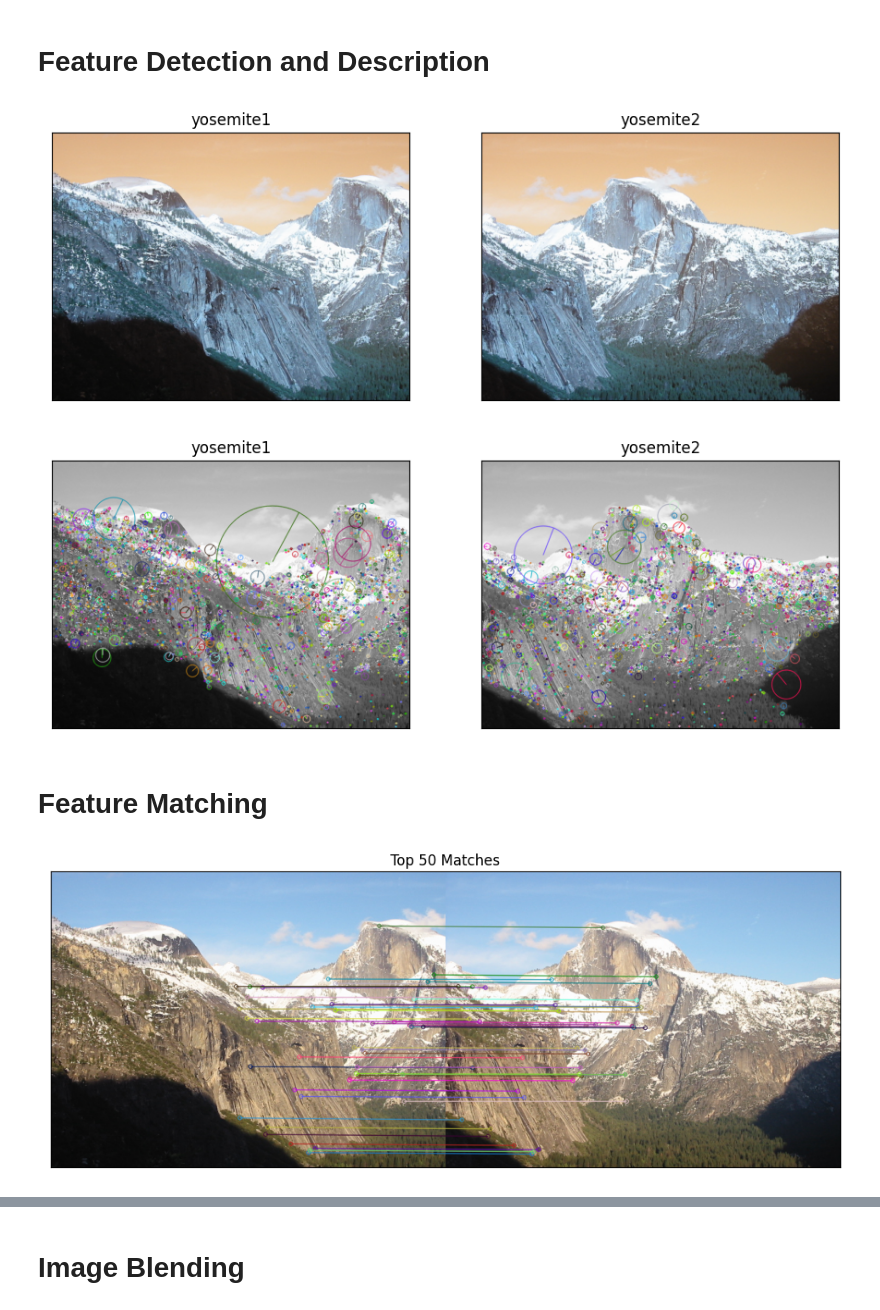
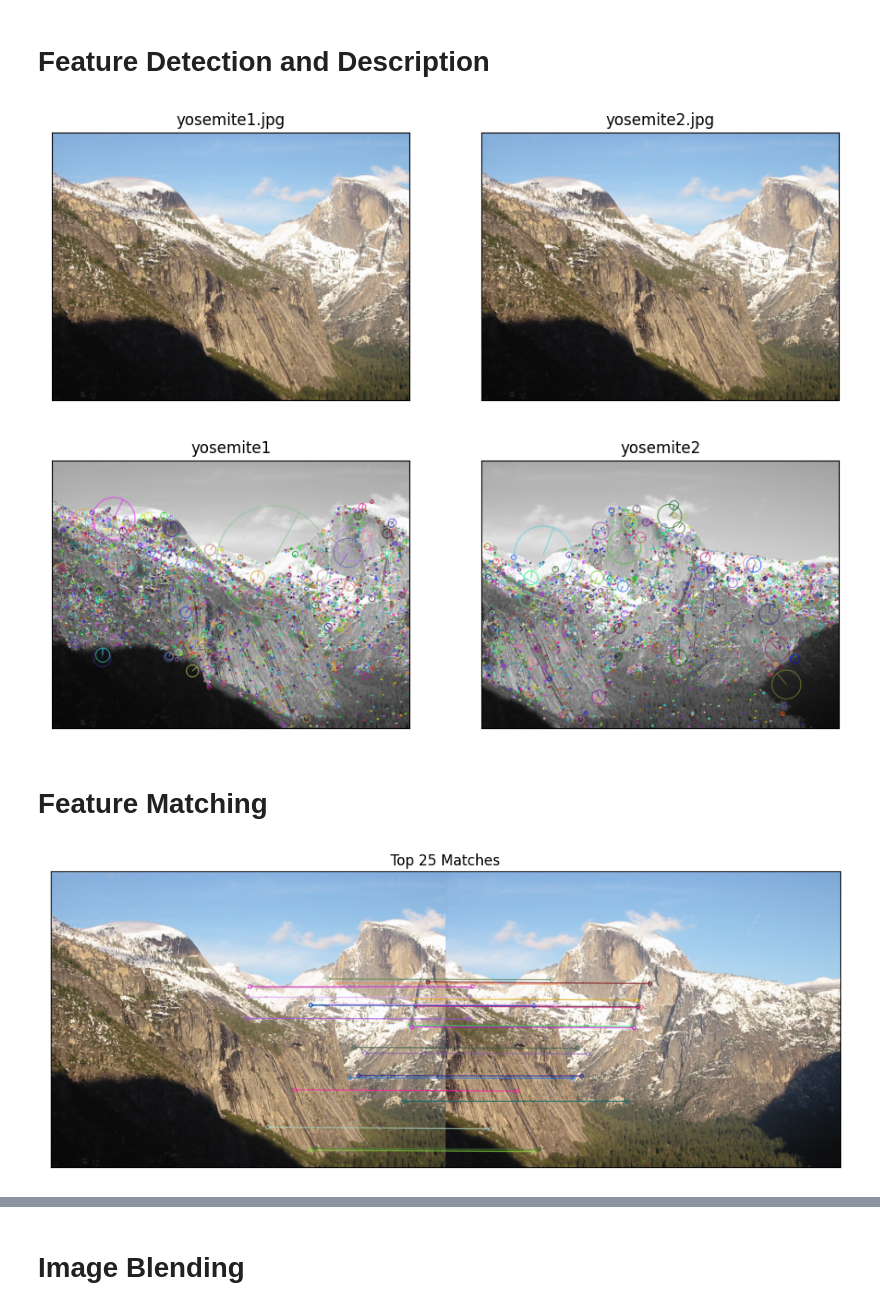
Before and after one commit to mattdo-dev/trivial-panaroma-stitching, a Jupyter notebook: panorama.ipynb, the cells around one changed output, grey strips where cells are left out. Cells and saved outputs as stored; diff of their text form; code cells hidden in the pictures.

Commit message:
image stitching, working on blending func

```diff
--- a/panorama.ipynb
+++ b/panorama.ipynb
@@ -3,23 +3,25 @@
 # %%
 import cv2
 from matplotlib import pyplot as plt
 
 img1 = cv2.imread('yosemite/yosemite1.jpg')
 img2 = cv2.imread('yosemite/yosemite2.jpg')
 
+img1 = cv2.cvtColor(img1, cv2.COLOR_BGR2RGB)
+img2 = cv2.cvtColor(img2, cv2.COLOR_BGR2RGB)
 
-gs1 = cv2.cvtColor(img1, cv2.COLOR_BGR2GRAY)
-gs2 = cv2.cvtColor(img2, cv2.COLOR_BGR2GRAY)
+gs1 = cv2.cvtColor(img1, cv2.COLOR_RGB2GRAY)
+gs2 = cv2.cvtColor(img2, cv2.COLOR_RGB2GRAY)
 
 fig1, ax = plt.subplots(1, 2, figsize=(11, 6))
 
 ax[0].imshow(img1)
-ax[0].set_title('yosemite1'), ax[0].set_xticks([]), ax[0].set_yticks([])
-ax[1].imshow(img2)
-ax[1].set_title('yosemite2'), ax[1].set_xticks([]), ax[1].set_yticks([])
+ax[0].set_title('yosemite1.jpg'), ax[0].set_xticks([]), ax[0].set_yticks([])
+ax[1].imshow(img1)
+ax[1].set_title('yosemite2.jpg'), ax[1].set_xticks([]), ax[1].set_yticks([])
 plt.show()
 # %% [output]
-[figure, old version]
+[figure, new version]
 # %%
 # Initiate SIFT detector
 fig2, ax = plt.subplots(1, 2, figsize=(11, 6))
@@ -28,35 +30,34 @@ sift = cv2.SIFT_create()
 
 kp1, des1 = sift.detectAndCompute(gs1, None)
 draw1 = cv2.drawKeypoints(gs1, kp1, None, flags=cv2.DRAW_MATCHES_FLAGS_DRAW_RICH_KEYPOINTS)
-ax[0].imshow(draw1, cmap = 'gray_r')
+ax[0].imshow(draw1)
 ax[0].set_title('yosemite1'), ax[0].set_xticks([]), ax[0].set_yticks([])
 
 kp2, des2 = sift.detectAndCompute(gs2, None)
 draw2 = cv2.drawKeypoints(gs2, kp2, None, flags=cv2.DRAW_MATCHES_FLAGS_DRAW_RICH_KEYPOINTS)
-ax[1].imshow(draw2, cmap = 'gray_r')
+ax[1].imshow(draw2)
 ax[1].set_title('yosemite2'), ax[1].set_xticks([]), ax[1].set_yticks([])
 
 plt.show()
 # %% [output]
-[figure, old version]
+[figure, new version]
 # %% [markdown]
 # Feature Matching
 # %%
 # Initiate matcher
-top_n = 50
+top_n = 25
 
 bf = cv2.BFMatcher()
 matches = bf.match(des1, des2)
 matches = sorted(matches, key = lambda x:x.distance)
 img3 = cv2.drawMatches(img1, kp1, img2, kp2, matches[:top_n], None, flags=2)
-img3 = cv2.cvtColor(img3, cv2.COLOR_BGR2RGB)
 
 fig3, ax = plt.subplots(1, 1, figsize=(12, 7))
 ax.imshow(img3)
 ax.set_title(f'Top {top_n} Matches'), ax.set_xticks([]), ax.set_yticks([])
 plt.show()
 # %% [output]
-[figure, old version]
+[figure, new version]
 # %%
 # Construct correspondences
 import numpy as np
```
Also changed, not shown: parts of 6 cells of this notebook.
